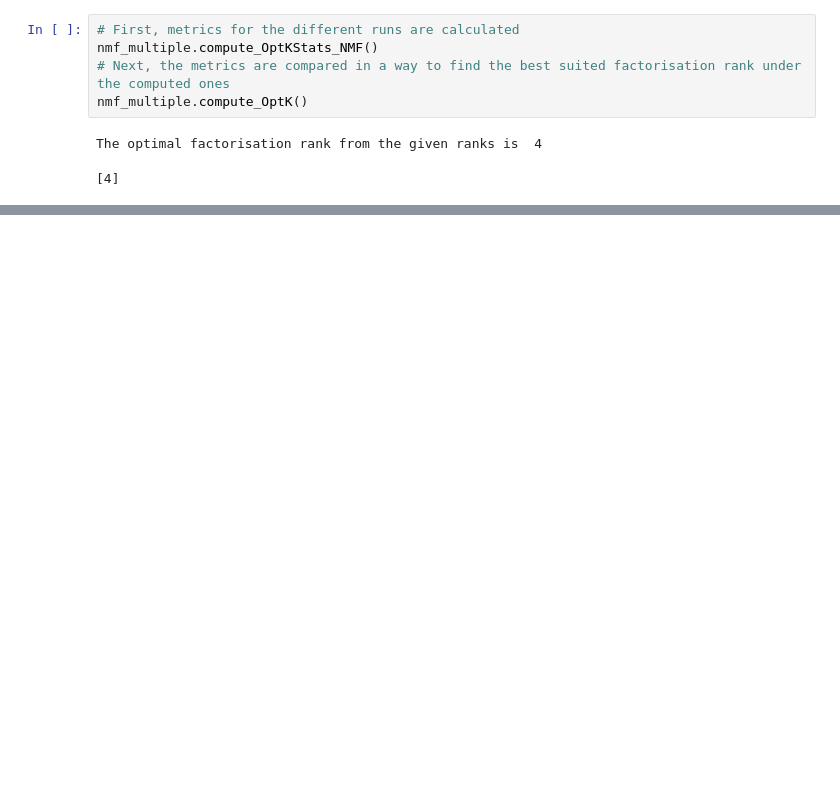
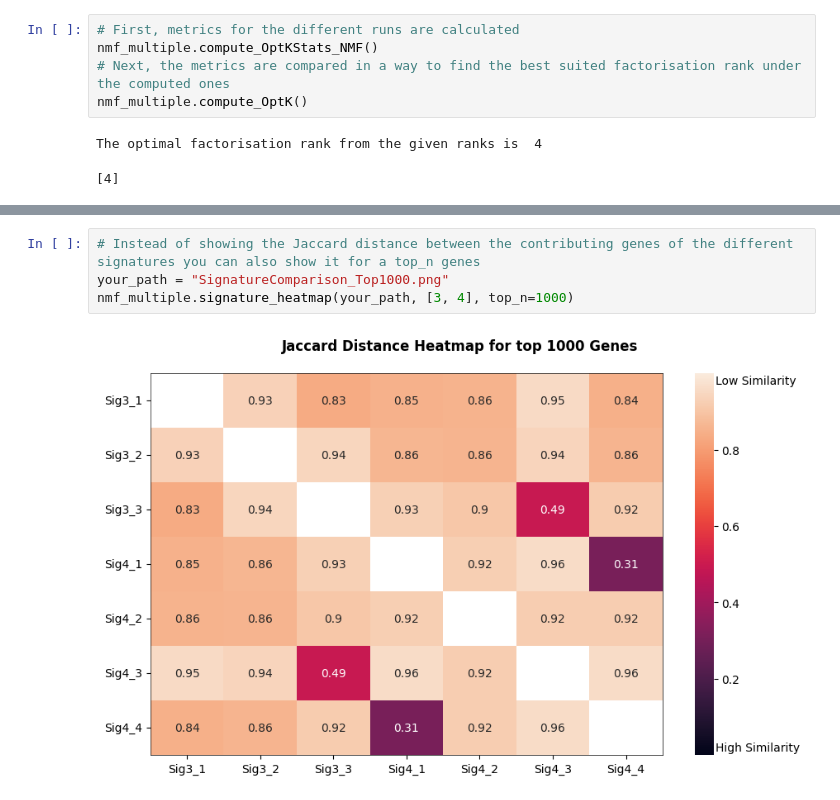
Before and after one commit to hdsu-bioquant/ButcherPy, a Jupyter notebook: vignettes/nmf_vignette.ipynb, the cells around one changed output, grey strips where cells are left out. Drawn from its saved outputs; the diff is of its cells as text; blank space fills up the shorter version.

```diff
--- a/vignettes/nmf_vignette.ipynb
+++ b/vignettes/nmf_vignette.ipynb
@@ -135,0 +147,6 @@ Start feature contribution determination for rank 4
+# %%
+# Instead of showing the Jaccard distance between the contributing genes of the different signatures you can also show it for a top_n genes
+your_path = "SignatureComparison_Top1000.png"
+nmf_multiple.signature_heatmap(your_path, [3, 4], top_n=1000)
+# %% [output]
+[figure, added]
```
Also changed, not shown: parts of 13 cells of this notebook, 2 other files.
